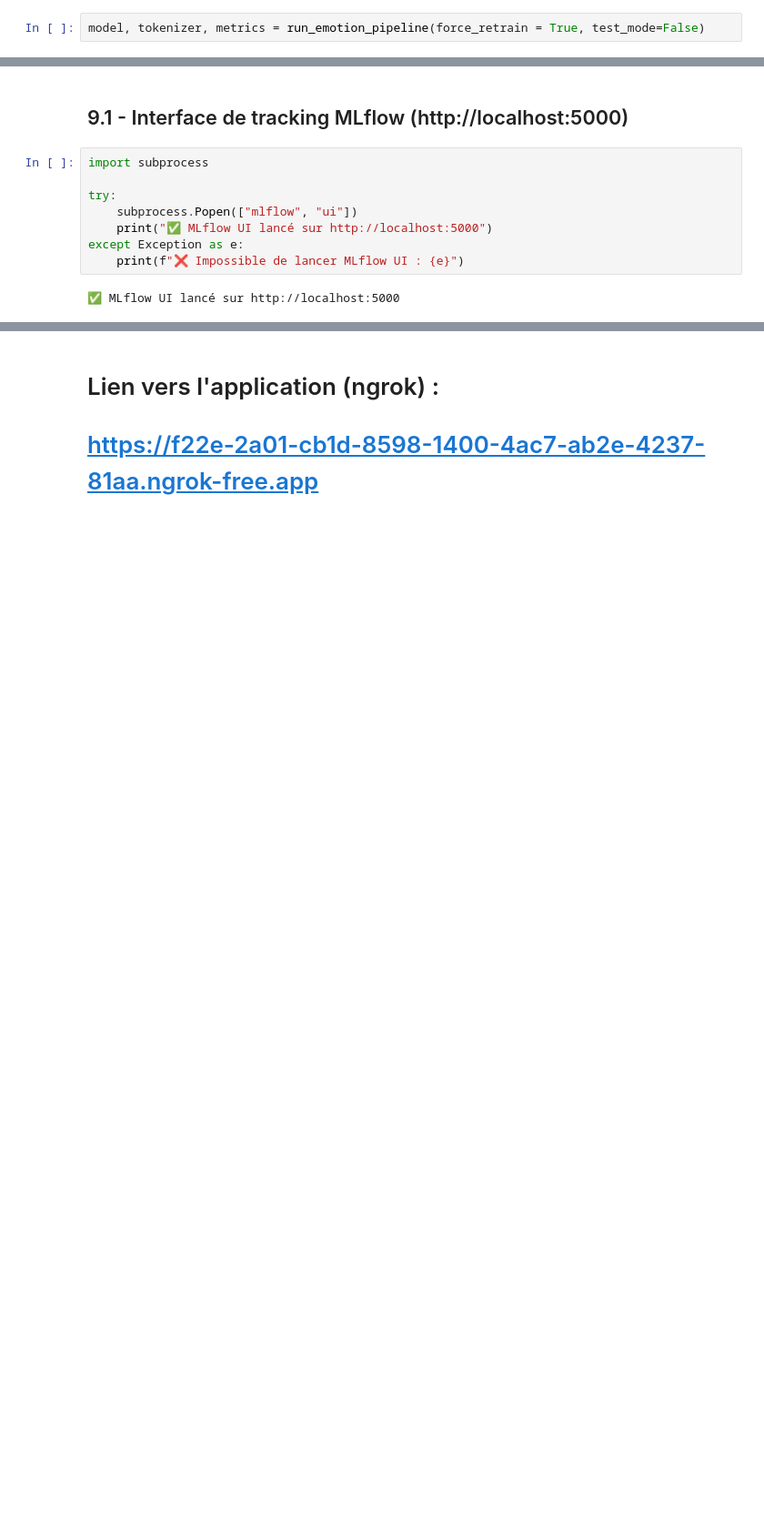
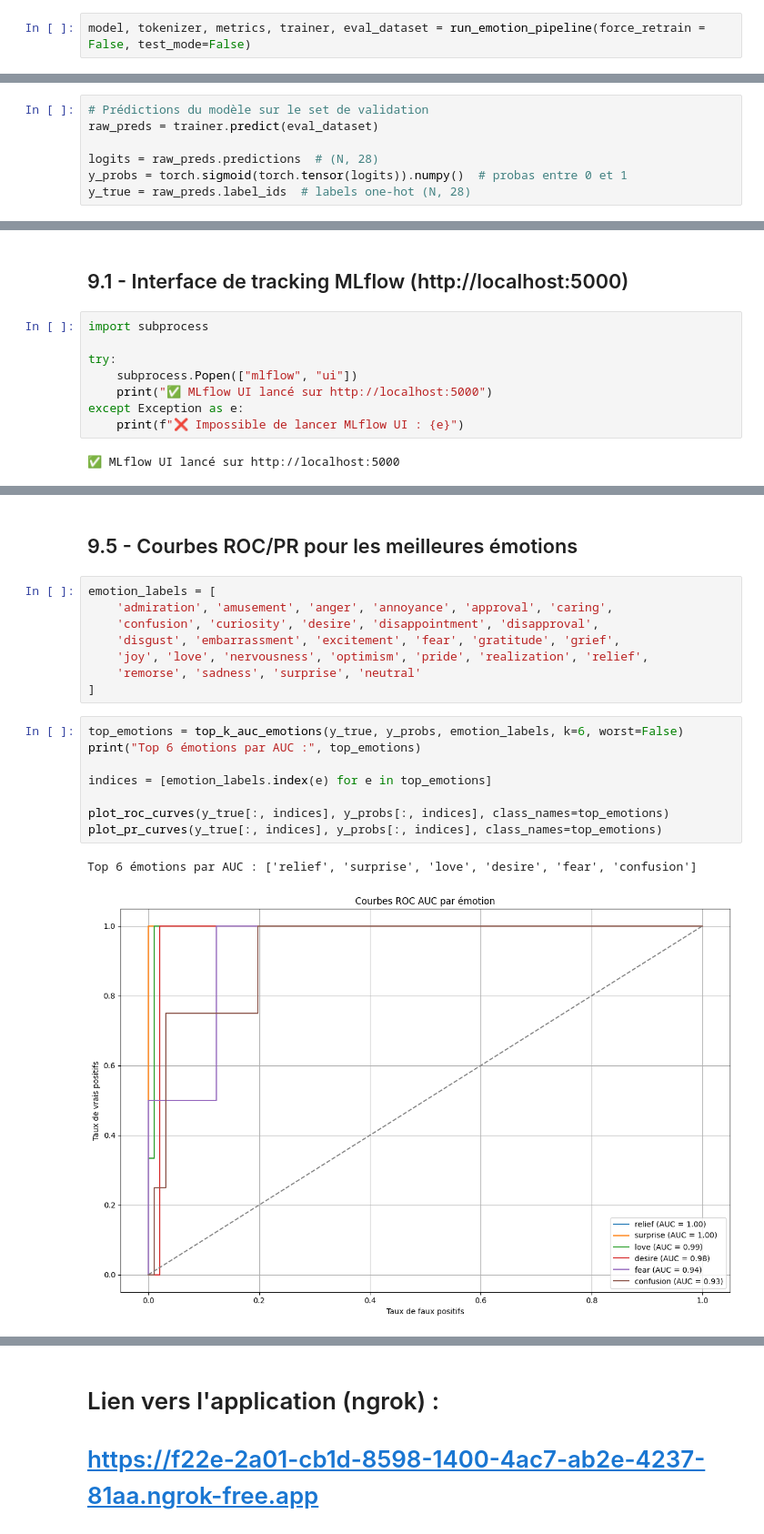
Before and after one commit to Arnaud66170/P9_V2, a Jupyter notebook: notebooks/05_emotion_modeling.ipynb, the cells around one changed output, grey strips where cells are left out. Shown at 91% size. Cells and saved outputs as stored; diff of their text form; blank space fills up the shorter version.

```diff
--- a/notebooks/05_emotion_modeling.ipynb
+++ b/notebooks/05_emotion_modeling.ipynb
@@ -201,7 +201,7 @@ Contrairement à une tâche de classification binaire, chaque tweet peut exprime
 >
 > 📂 Tous les résultats sont enregistrés dans `models/emotions/`, indépendamment du modèle binaire de classification sentimentale.
 # %%
-model, tokenizer, metrics = run_emotion_pipeline(force_retrain = True, test_mode=False)
+model, tokenizer, metrics, trainer, eval_dataset = run_emotion_pipeline(force_retrain = False, test_mode=False)
 # %% [output]
 Some weights of the model checkpoint at c:\Users\motar\Desktop\1-openclassrooms\AI_Engineer\1-projets\P09\P9_V2\models\hf_assets\electra-small-discriminator were not used when initializing ElectraForS ...
 - This IS expected if you are initializing ElectraForSequenceClassification from the checkpoint of a model trained on another task or with another architecture (e.g. initializing a BertForSequenceClas ...
@@ -222,0 +215,7 @@ You should probably TRAIN this model on a down-stream task to be able to use it
+# %%
+# Prédictions du modèle sur le set de validation
+raw_preds = trainer.predict(eval_dataset)
+
+logits = raw_preds.predictions  # (N, 28)
+y_probs = torch.sigmoid(torch.tensor(logits)).numpy()  # probas entre 0 et 1
+y_true = raw_preds.label_ids  # labels one-hot (N, 28)
@@ -506,0 +698,21 @@ ValueError: Aucune métrique normalisée (0-1) trouvée dans les données.
+# %% [markdown]
+## 9.5 - Courbes ROC/PR pour les meilleures émotions
+# %%
+emotion_labels = [
+    'admiration', 'amusement', 'anger', 'annoyance', 'approval', 'caring',
+    'confusion', 'curiosity', 'desire', 'disappointment', 'disapproval',
+    'disgust', 'embarrassment', 'excitement', 'fear', 'gratitude', 'grief',
+    'joy', 'love', 'nervousness', 'optimism', 'pride', 'realization', 'relief',
+    'remorse', 'sadness', 'surprise', 'neutral'
+]
+# %%
+top_emotions = top_k_auc_emotions(y_true, y_probs, emotion_labels, k=6, worst=False)
+print("Top 6 émotions par AUC :", top_emotions)
+
+indices = [emotion_labels.index(e) for e in top_emotions]
+
+plot_roc_curves(y_true[:, indices], y_probs[:, indices], class_names=top_emotions)
+plot_pr_curves(y_true[:, indices], y_probs[:, indices], class_names=top_emotions)
+# %% [output]
+Top 6 émotions par AUC : ['relief', 'surprise', 'love', 'desire', 'fear', 'confusion']
+[figure, added]
```
Also changed, not shown: parts of 22 cells of this notebook, 1 other file.
